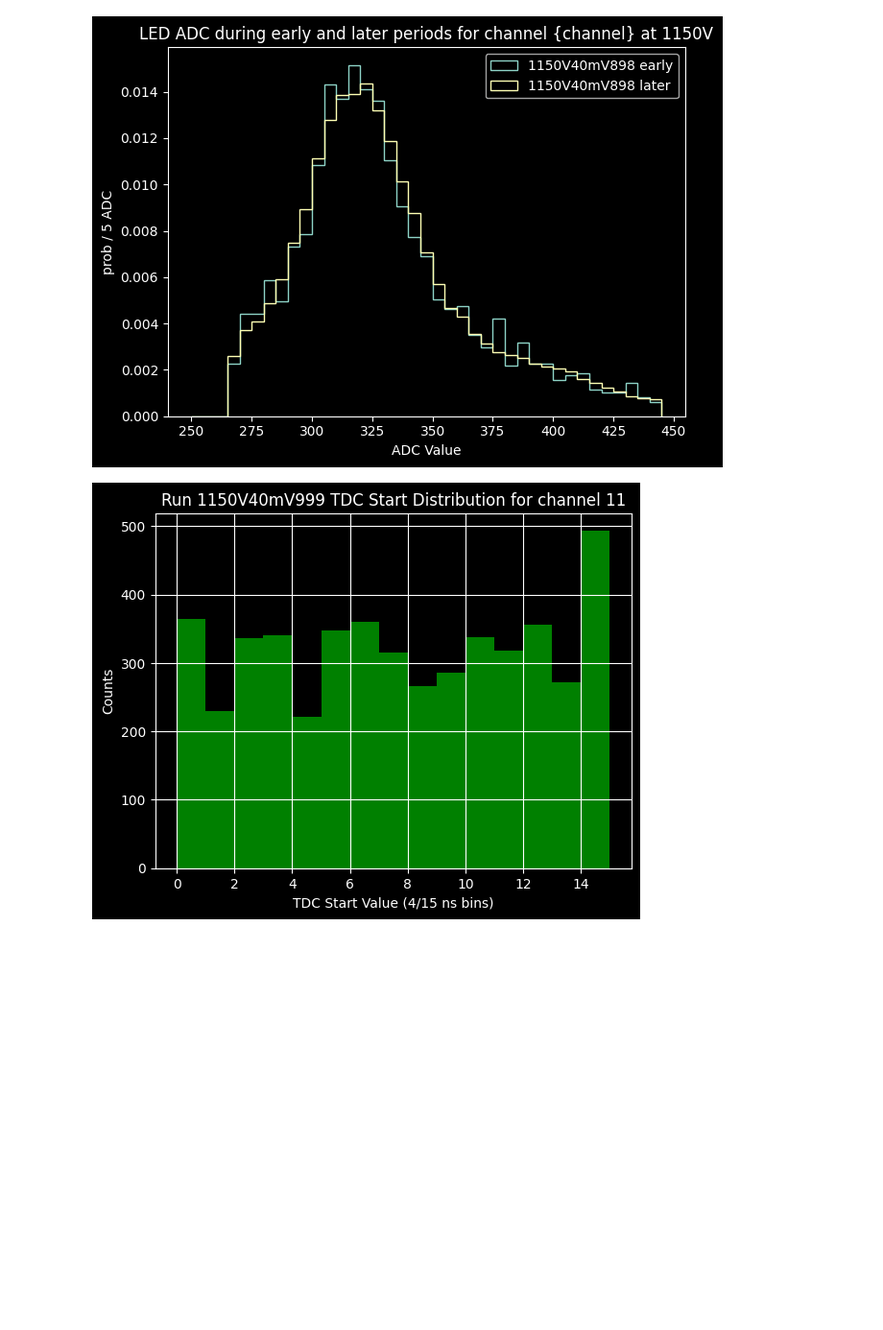
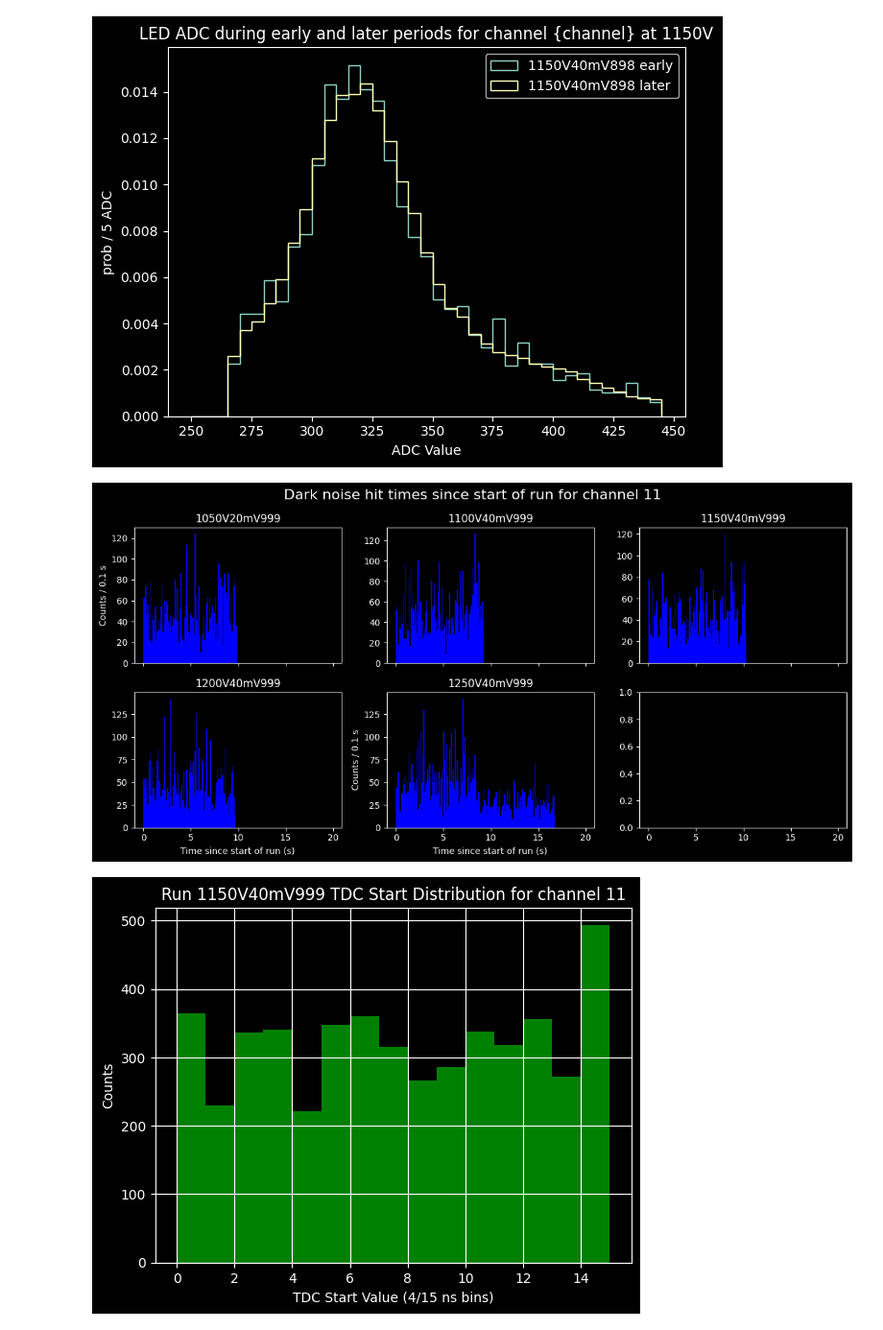
Before and after one commit to deankarlen/hk_fd2, a Jupyter notebook: timing_202603.ipynb, the cells around one changed output. Shown at 96% size. Drawn from its saved outputs; the diff is of its cells as text; code cells hidden in the pictures; blank space fills up the shorter version.

```diff
--- a/timing_202603.ipynb
+++ b/timing_202603.ipynb
@@ -171,7 +171,7 @@ apply_mask = True
 if apply_mask:
     mask_led = ((data['pmt_time_modulus_zeroeds'] > -5) & (data['pmt_time_modulus_zeroeds'] < 5))  # (within 20 ns of expected time)
 else:
-    mask_led = d['pmt_time_modulus_zeroeds'] != None  # all events
+    mask_led = data['pmt_time_modulus_zeroeds'] != None  # all events
 
 fig, ax = plt.subplots(1,3,figsize=(15, 5))
 
@@ -353,6 +353,39 @@ plt.savefig(f'I:/fd2_analyses/adc_1150V_chan{channel:02d}_early_later.png')
 plt.show()
 # %% [output]
 [figure]
+# %%
+# show the time since start for all runs with no LED. There are 5 runs, so do 2 rows and 3 columns of subplots, with the last one empty.
+# All between 0 and 20 seconds, sharex = True.
+
+channel = 11
+d_time_max = 20.
+time_bin = 0.1
+
+fig, ax = plt.subplots(2,3,figsize=(12, 6), sharex=True)
+
+pepfs = {}
+
+i_plot = 0
+for run_name in run_names:
+    if 'V999' in run_name:
+        axis = ax[i_plot//3, i_plot%3]
+        d = get_data(run_name=run_name, channel=channel)
+        time_min = np.min(d['pmt_times'])*4E-9
+        axis.hist(d['pmt_times']*4E-9-time_min,bins=np.arange(0.,d_time_max,time_bin), color='blue')
+        if i_plot in [0,4]:
+            axis.set_ylabel(f'Counts / {time_bin:0.1f} s')
+        if i_plot > 2:
+            axis.set_xlabel('Time since start of run (s)')
+
+        axis.set_title(f'{run_name}')
+        i_plot += 1
+
+plt.suptitle(f'Dark noise hit times since start of run for channel {channel}', fontsize=16)
+plt.tight_layout()
+plt.savefig(f'I:/fd2_analyses/dark_hit_times_chan{channel:02d}.png')
+plt.show()
+# %% [output]
+[figure, added]
 # %%
 run_name='1150V40mV999'
 channel = 11
```
Also changed, not shown: 1 other file.
